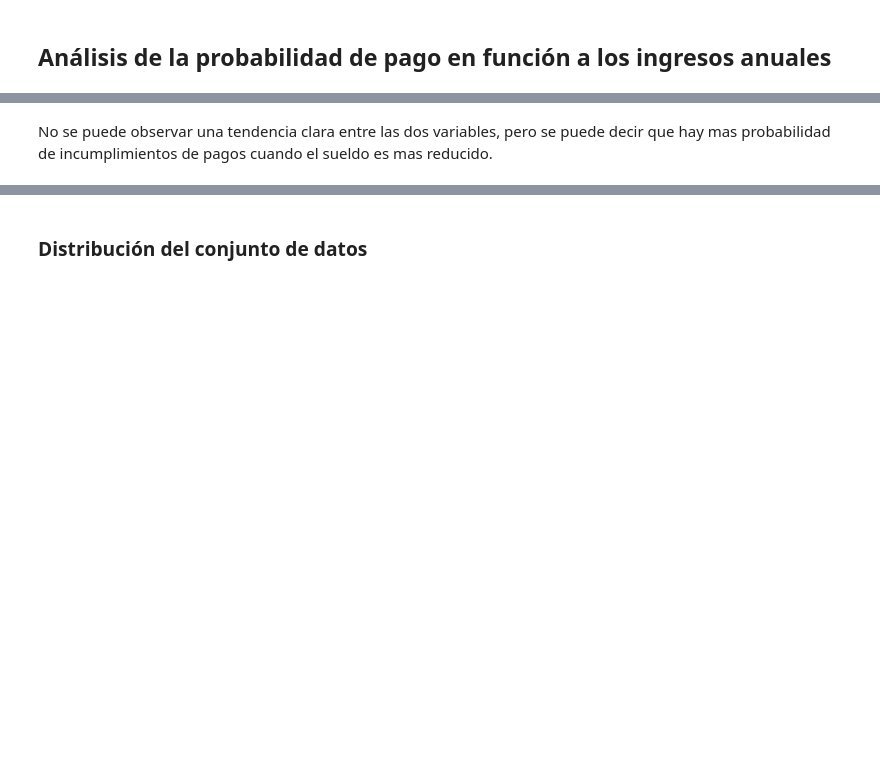
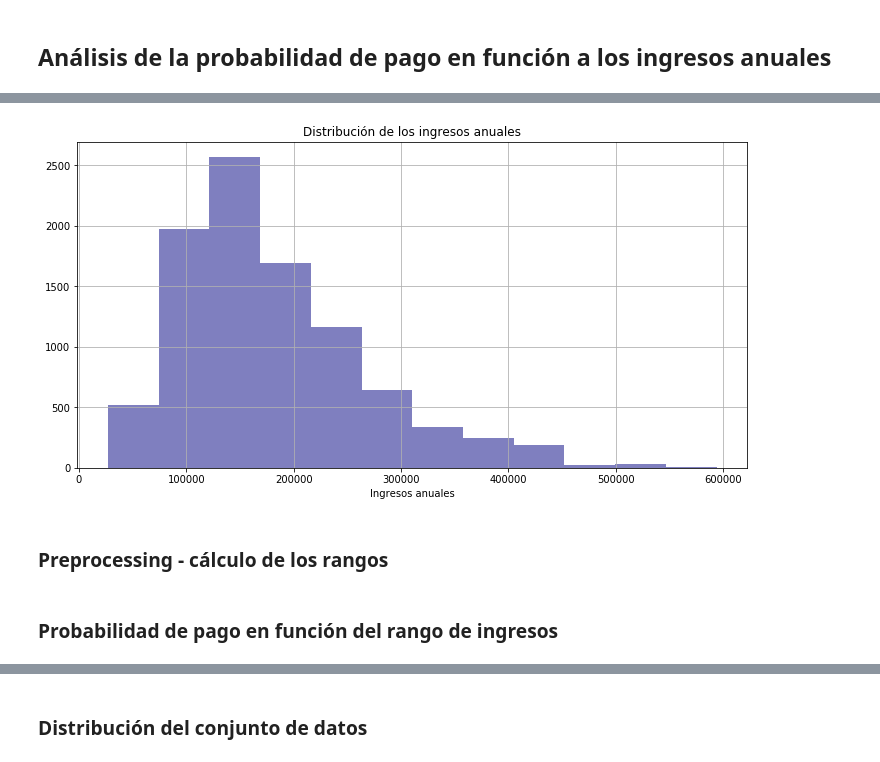
Before and after one commit to AgusTrulli/ML_Grupo_2, a Jupyter notebook: tp1_EDA.ipynb, the cells around one changed output, grey strips where cells are left out. Cells and saved outputs as stored; diff of their text form; code cells hidden in the pictures; blank space fills up the shorter version.

```diff
--- a/tp1_EDA.ipynb
+++ b/tp1_EDA.ipynb
@@ -446,2 +443,15 @@ WARNING:param.CurvePlot02401: title_format is deprecated. Please use title inste
-# %% [markdown]
-No se puede observar una tendencia clara entre las dos variables, pero se puede decir que hay mas probabilidad de incumplimientos de pagos cuando el sueldo es mas reducido.
+# %%
+x = df_clients[df_clients.amt_income_total <= 600000.0].amt_income_total.values
+
+plt.figure(figsize=(12,6))
+sns.distplot(x, bins=12, color='navy',
+             hist_kws={'alpha': 0.5, "linewidth": 1}, kde=False)
+
+plt.xlabel('Ingresos anuales')
+plt.title('Distribución de los ingresos anuales')
+plt.grid(True)
+plt.show()
+# %% [output]
+[figure, added]
+# %% [markdown]
+### Preprocessing - cálculo de los rangos
@@ -447,0 +468,2 @@ No se puede observar una tendencia clara entre las dos variables, pero se puede
+# %% [markdown]
+### Probabilidad de pago en función del rango de ingresos
```
Also changed, not shown: parts of 75 cells of this notebook.
